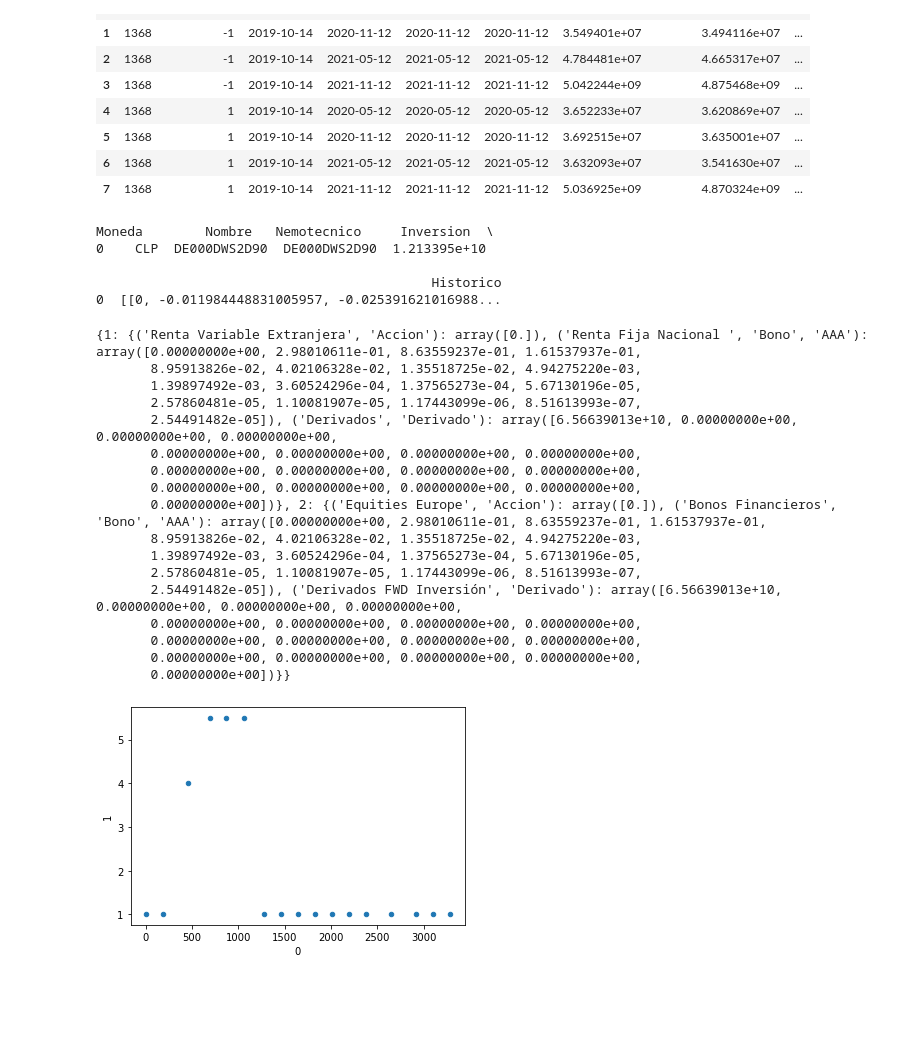
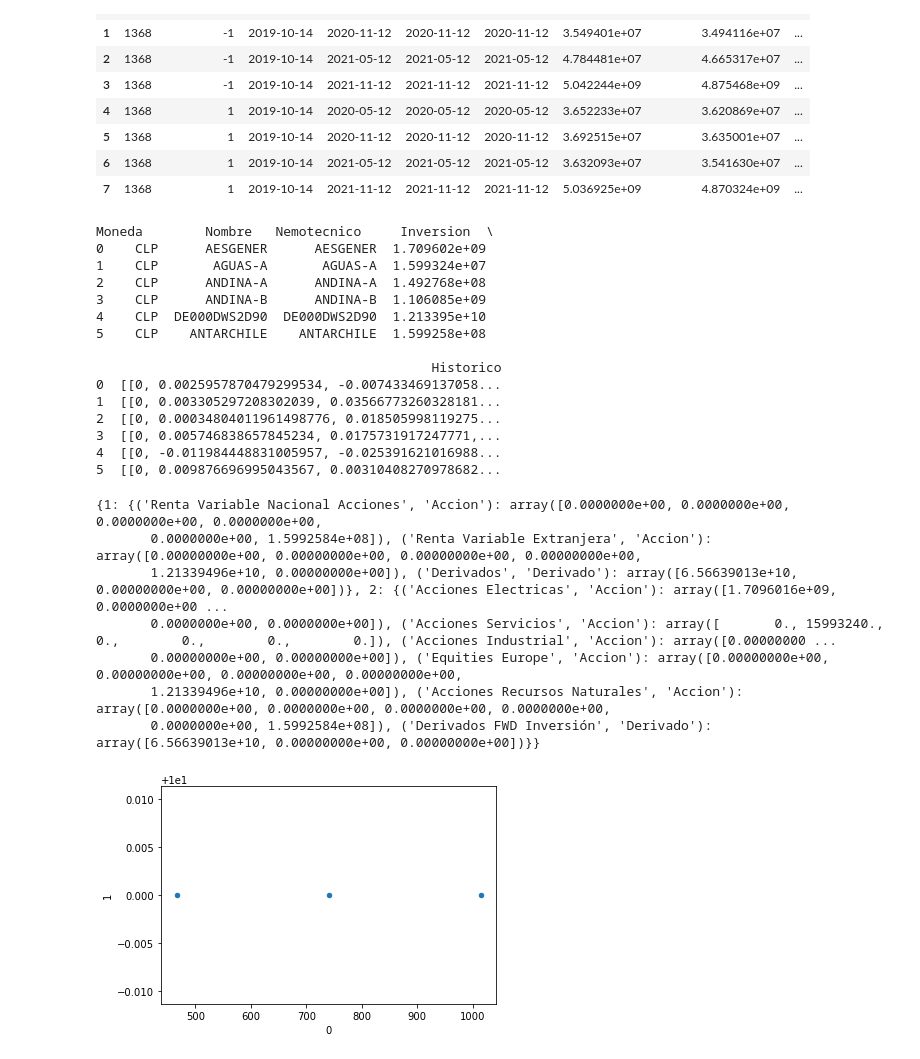
Before and after one commit to GrosoWoW/Practica, a Jupyter notebook: Intento/Cartera/Simulacion_Cartera_ALIVE.ipynb, the cells around one changed output. Saved outputs shown, nothing was run; the diff lists cells and outputs as text; code cells hidden in the pictures; blank space fills up the shorter version.

```diff
--- a/Intento/Cartera/Simulacion_Cartera_ALIVE.ipynb
+++ b/Intento/Cartera/Simulacion_Cartera_ALIVE.ipynb
@@ -123,38 +120,38 @@ derivados["Derivado"][0].flujos_valorizados[["ID","ActivoPasivo", "Fecha", "Fech
 | 6 | 1368 | 1 | 2019-10-14 | 2021-05-12 | 2021-05-12 | 2021-05-12 | 3.632093e+07 | 3.541630e+07 | ... |
 | 7 | 1368 | 1 | 2019-10-14 | 2021-11-12 | 2021-11-12 | 2021-11-12 | 5.036925e+09 | 4.870324e+09 | ... |
 # %%
-arreglo_acciones = ["AESGENER", "AGUAS-A", "ANDINA-A", "ANDINA-B", "ANTARCHILE", "DE000DWS2D90"]
+arreglo_acciones = ["AESGENER", "AGUAS-A", "ANDINA-A", "ANDINA-B", "DE000DWS2D90", "ANTARCHILE"]
 arreglo_fondos = ["A", "A", "A", "A", "A", "A"]
 
 
 acciones = historico(arreglo_acciones, arreglo_fondos, 60)
 # %% [output]
 Moneda        Nombre   Nemotecnico     Inversion  \
-0    CLP  DE000DWS2D90  DE000DWS2D90  1.213395e+10
+0    CLP      AESGENER      AESGENER  1.709602e+09
+1    CLP       AGUAS-A       AGUAS-A  1.599324e+07
+2    CLP      ANDINA-A      ANDINA-A  1.492768e+08
+3    CLP      ANDINA-B      ANDINA-B  1.106085e+09
+4    CLP  DE000DWS2D90  DE000DWS2D90  1.213395e+10
+5    CLP    ANTARCHILE    ANTARCHILE  1.599258e+08
 
                                            Historico
-0  [[0, -0.011984448831005957, -0.025391621016988...
+0  [[0, 0.0025957870479299534, -0.007433469137058...
+1  [[0, 0.003305297208302039, 0.03566773260328181...
+2  [[0, 0.00034804011961498776, 0.018505998119275...
+3  [[0, 0.005746838657845234, 0.0175731917247771,...
+4  [[0, -0.011984448831005957, -0.025391621016988...
+5  [[0, 0.009876696995043567, 0.00310408270978682...
 # %%
-cartera = Cartera(acciones, bonos, derivados,'CLP', datetime.date(2019,2,1), cn, 60)
+cartera = Cartera(acciones, pd.DataFrame(), derivados,'CLP', datetime.date(2019,2,1), cn, 60)
 # %% [output]
-{1: {('Renta Variable Extranjera', 'Accion'): array([0.]), ('Renta Fija Nacional ', 'Bono', 'AAA'): array([0.00000000e+00, 2.98010611e-01, 8.63559237e-01, 1.61537937e-01,
-       8.95913826e-02, 4.02106328e-02, 1.35518725e-02, 4.94275220e-03,
-       1.39897492e-03, 3.60524296e-04, 1.37565273e-04, 5.67130196e-05,
-       2.57860481e-05, 1.10081907e-05, 1.17443099e-06, 8.51613993e-07,
-       2.54491482e-05]), ('Derivados', 'Derivado'): array([6.56639013e+10, 0.00000000e+00, 0.00000000e+00, 0.00000000e+00,
-       0.00000000e+00, 0.00000000e+00, 0.00000000e+00, 0.00000000e+00,
-       0.00000000e+00, 0.00000000e+00, 0.00000000e+00, 0.00000000e+00,
-       0.00000000e+00, 0.00000000e+00, 0.00000000e+00, 0.00000000e+00,
-       0.00000000e+00])}, 2: {('Equities Europe', 'Accion'): array([0.]), ('Bonos Financieros', 'Bono', 'AAA'): array([0.00000000e+00, 2.98010611e-01, 8.63559237e-01, 1.61537937e-01,
-       8.95913826e-02, 4.02106328e-02, 1.35518725e-02, 4.94275220e-03,
-       1.39897492e-03, 3.60524296e-04, 1.37565273e-04, 5.67130196e-05,
-       2.57860481e-05, 1.10081907e-05, 1.17443099e-06, 8.51613993e-07,
-       2.54491482e-05]), ('Derivados FWD Inversión', 'Derivado'): array([6.56639013e+10, 0.00000000e+00, 0.00000000e+00, 0.00000000e+00,
-       0.00000000e+00, 0.00000000e+00, 0.00000000e+00, 0.00000000e+00,
-       0.00000000e+00, 0.00000000e+00, 0.00000000e+00, 0.00000000e+00,
-       0.00000000e+00, 0.00000000e+00, 0.00000000e+00, 0.00000000e+00,
-       0.00000000e+00])}}
+{1: {('Renta Variable Nacional Acciones', 'Accion'): array([0.0000000e+00, 0.0000000e+00, 0.0000000e+00, 0.0000000e+00,
+       0.0000000e+00, 1.5992584e+08]), ('Renta Variable Extranjera', 'Accion'): array([0.00000000e+00, 0.00000000e+00, 0.00000000e+00, 0.00000000e+00,
+       1.21339496e+10, 0.00000000e+00]), ('Derivados', 'Derivado'): array([6.56639013e+10, 0.00000000e+00, 0.00000000e+00])}, 2: {('Acciones Electricas', 'Accion'): array([1.7096016e+09, 0.0000000e+00 ...
+       0.0000000e+00, 0.0000000e+00]), ('Acciones Servicios', 'Accion'): array([       0., 15993240.,        0.,        0.,        0.,        0.]), ('Acciones Industrial', 'Accion'): array([0.00000000 ...
+       0.00000000e+00, 0.00000000e+00]), ('Equities Europe', 'Accion'): array([0.00000000e+00, 0.00000000e+00, 0.00000000e+00, 0.00000000e+00,
+       1.21339496e+10, 0.00000000e+00]), ('Acciones Recursos Naturales', 'Accion'): array([0.0000000e+00, 0.0000000e+00, 0.0000000e+00, 0.0000000e+00,
+       0.0000000e+00, 1.5992584e+08]), ('Derivados FWD Inversión', 'Derivado'): array([6.56639013e+10, 0.00000000e+00, 0.00000000e+00])}}
-[figure, old version]
+[figure, new version]
 # %%
 print(cartera.get_historicos_totales())
 # %% [output]
```
Also changed, not shown: parts of 4 cells of this notebook.
